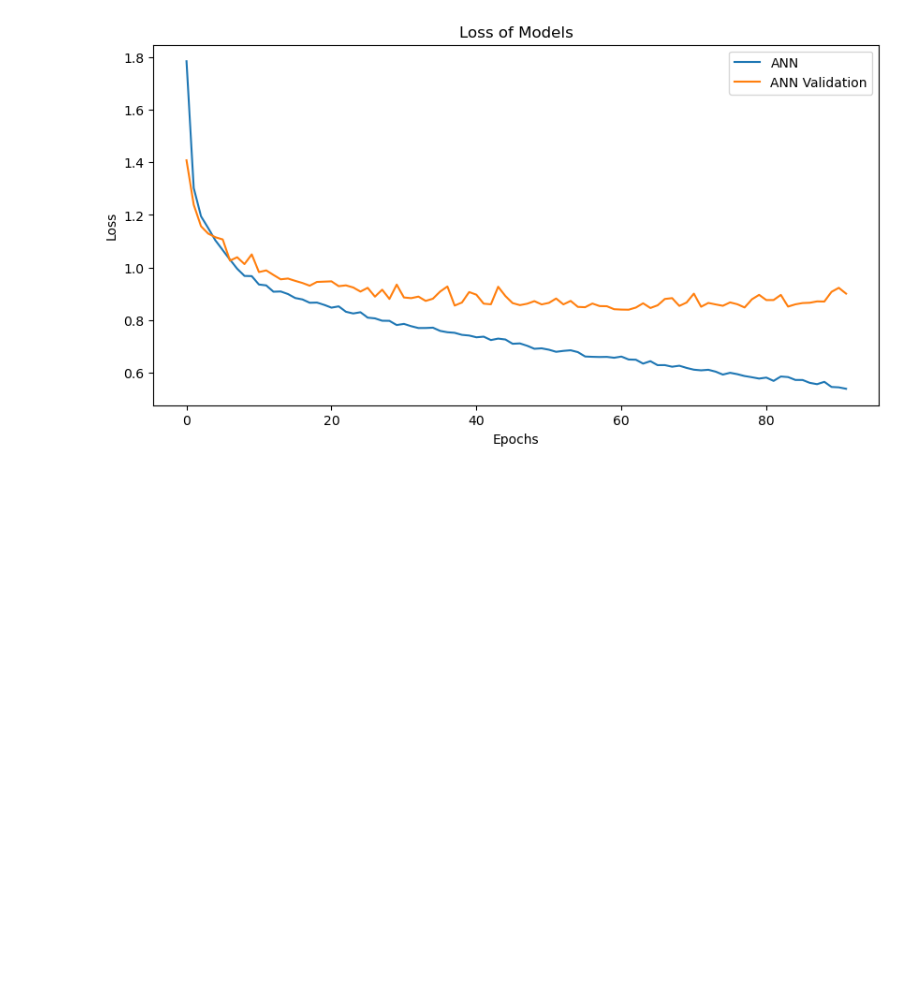
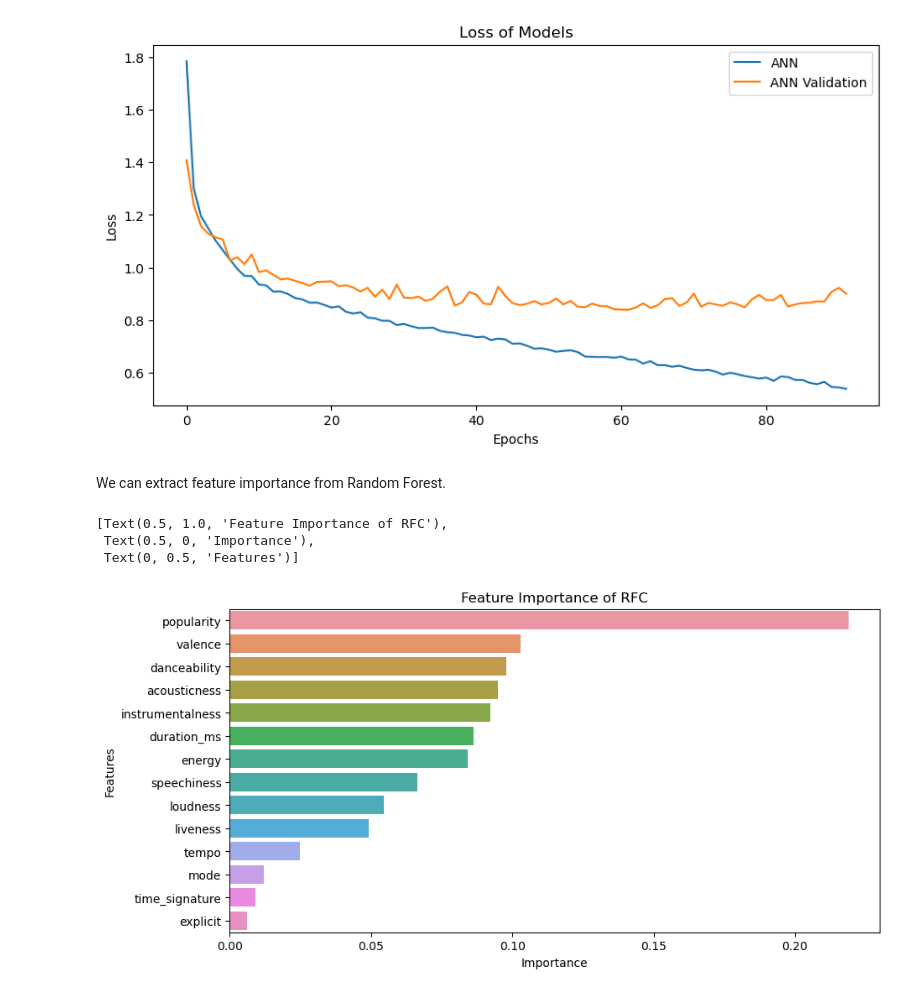
Before and after one commit to KohGeek/SpotifyDataAnalysis, a Jupyter notebook: newSpotifyDataAnalysis.ipynb, the cells around one changed output. Cells and saved outputs as stored; diff of their text form; code cells hidden in the pictures; blank space fills up the shorter version.

Commit message:
Add feature importance

```diff
--- a/newSpotifyDataAnalysis.ipynb
+++ b/newSpotifyDataAnalysis.ipynb
@@ -619,3 +619,18 @@ plt.show()
 # %% [output]
 [figure]
 [figure]
+# %% [markdown]
+We can extract feature importance from Random Forest.
+# %%
+rfc_feature_importance = rfc_grid.best_estimator_.feature_importances_
+rfc_feature_importance = pd.Series(rfc_feature_importance, index=X.columns)
+rfc_feature_importance.sort_values(ascending=False, inplace=True)
+
+plt.figure(figsize=(10, 5))
+g = sns.barplot(x=rfc_feature_importance, y=rfc_feature_importance.index)
+g.set(title='Feature Importance of RFC', xlabel='Importance', ylabel='Features')
+# %% [output]
+[Text(0.5, 1.0, 'Feature Importance of RFC'),
+ Text(0.5, 0, 'Importance'),
+ Text(0, 0.5, 'Features')]
+[figure, added]
```
